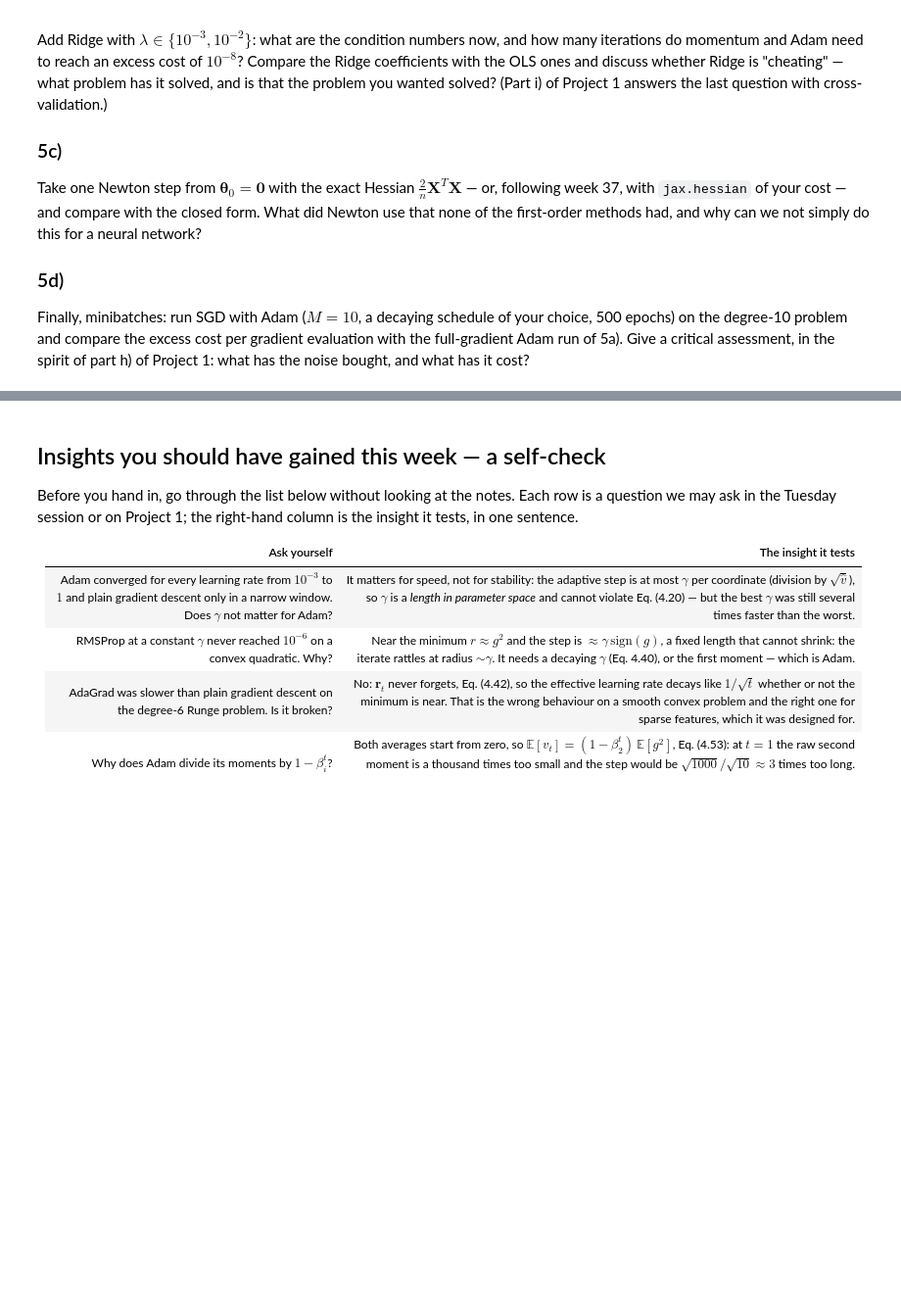
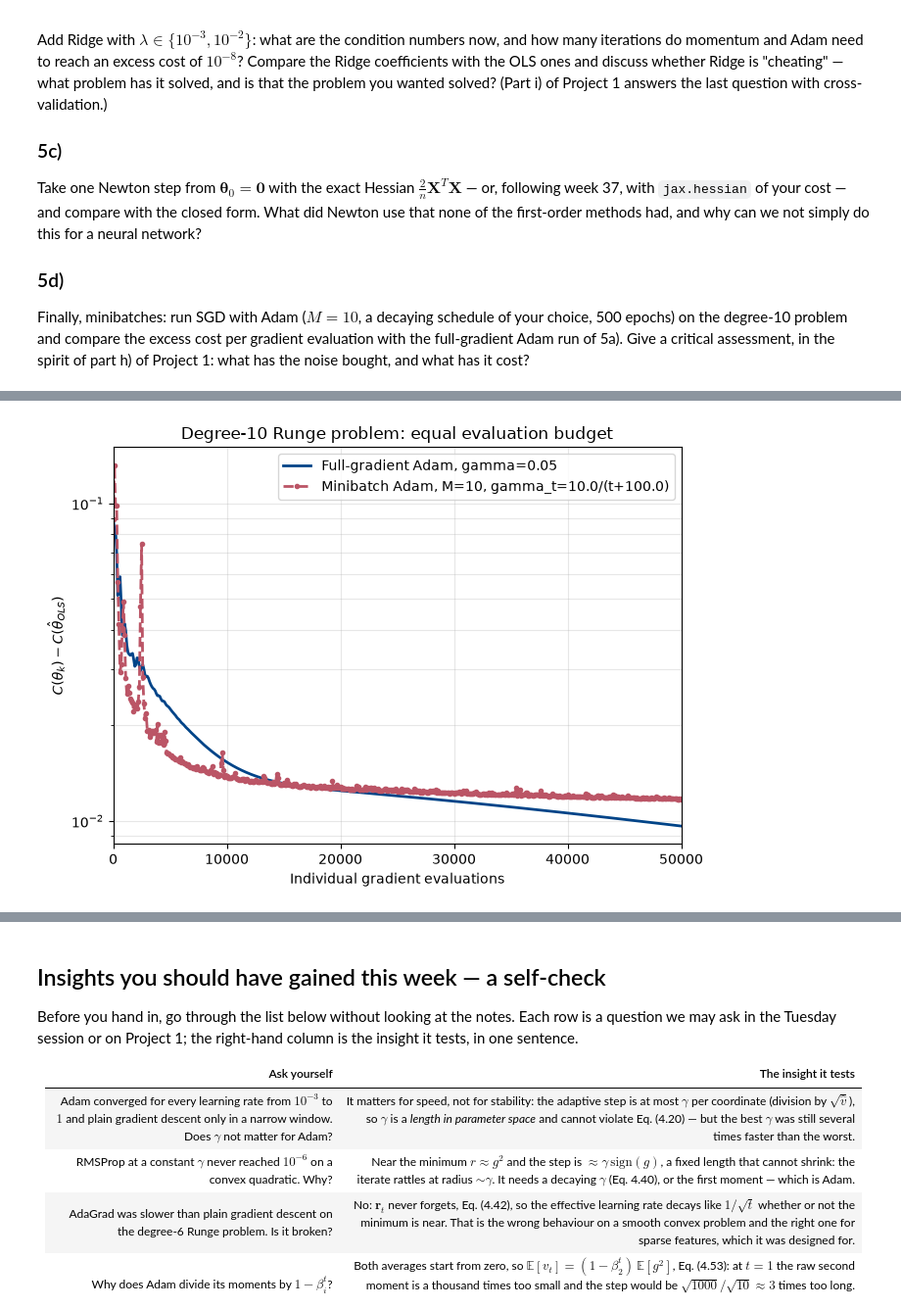
Before and after one commit to JOJ0O0O/MachineLearningUiO, a Jupyter notebook: doc/WeeklyMaterial/week38/exercisesweek38.ipynb, the cells around one changed output, grey strips where cells are left out. Shown at 98% size. Saved outputs shown, nothing was run; the diff lists cells and outputs as text; code cells hidden in the pictures; blank space fills up the shorter version.

```diff
--- a/doc/WeeklyMaterial/week38/exercisesweek38.ipynb
+++ b/doc/WeeklyMaterial/week38/exercisesweek38.ipynb
@@ -963,0 +1390,97 @@ bought, and what has it cost?
+# %%
+#task d
+def make_batches(n, batch_size, rng):
+    """Shuffle the indices and split them into minibatches (Section 4.7)."""
+    idx = rng.permutation(n)
+    return [idx[i:i + batch_size] for i in range(0, n, batch_size)]
+
+
+def step_length(t, t0, t1):
+    """The learning-rate schedule of Eq. (4.40)."""
+    return t0 / (t + t1)
+
+
+def sgd(X, y, method="plain", n_epochs=50, batch_size=5, gamma=0.1, schedule=None,
+        lam=0.0, seed=2026, theta0=None, **kw):
+    """Minibatch stochastic gradient descent, Eq. (4.34), with any optimiser of optimiser_step.
+    schedule=(t0, t1) replaces the constant gamma by Eq. (4.40).  Returns the iterate after every epoch."""
+    rng = np.random.default_rng(seed)
+    n, p = X.shape
+    theta = np.zeros(p) if theta0 is None else np.array(theta0, dtype=float)
+    state, t, history = {}, 0, [theta.copy()]
+    for epoch in range(n_epochs):
+        for batch in make_batches(n, batch_size, rng):
+            t += 1
+            g = gradient(theta, X[batch], y[batch], lam)
+            g_t = gamma if schedule is None else step_length(t, *schedule)
+            theta, state = optimiser_step(method, theta, g, state, t, g_t, **kw)
+        history.append(theta.copy())
+    return np.array(history)
+
+
+#minibatch Adam versus full-gradient Adam
+X10, y10 = runge_data(degree=10)
+n10 = len(y10)
+theta_ols = closed_form(X10, y10)
+c_ols = cost(theta_ols, X10, y10)
+
+full_path = optimise(
+    lambda theta: gradient(theta, X10, y10),
+    np.zeros(10),
+    "adam",
+    gamma=0.05,
+    num_iters=30000,
+)
+full_excess = np.array([cost(theta, X10, y10) - c_ols for theta in full_path])
+full_evaluations = np.arange(len(full_excess)) * n10
+
+batch_size = 10
+t0, t1 = 10.0, 100.0
+batch_history = sgd(
+    X10,
+    y10,
+    method="adam",
+    n_epochs=500,
+    batch_size=batch_size,
+    schedule=(t0, t1),
+)
+batch_excess = np.array([cost(theta, X10, y10) - c_ols for theta in batch_history])
+batch_evaluations = np.arange(len(batch_excess)) * n10
+
+# Compare both methods over the same 50,000 individual-gradient-evaluation budget.
+comparison_budget = batch_evaluations[-1]
+full_mask = full_evaluations <= comparison_budget
+
+fig, ax = plt.subplots(figsize=(7, 5))
+ax.semilogy(
+    full_evaluations[full_mask],
+    np.maximum(full_excess[full_mask], 1e-16),
+    color=BLUE,
+    linewidth=2,
+    label="Full-gradient Adam, gamma=0.05",
+)
+ax.semilogy(
+    batch_evaluations,
+    np.maximum(batch_excess, 1e-16),
+    color=RED,
+    linestyle="--",
+    linewidth=2,
+    marker="o",
+    markersize=3,
+    label=f"Minibatch Adam, M={batch_size}, gamma_t={t0}/(t+{t1})",
+)
+ax.set_xlim(0, comparison_budget)
+ax.set_xlabel("Individual gradient evaluations")
+ax.set_ylabel(r"$C(\theta_k)-C(\hat{\theta}_{OLS})$")
+ax.set_title("Degree-10 Runge problem: equal evaluation budget")
+ax.grid(True, which="both", alpha=0.3)
+ax.legend()
+fig.tight_layout()
+plt.show()
+
+print(f"Full-gradient Adam at 50,000 evaluations = {full_excess[full_mask][-1]:.3e}")
+print(f"Minibatch Adam after 500 epochs = {batch_excess[-1]:.3e}")
+print(f"Best full-gradient excess cost in comparison = {full_excess[full_mask].min():.3e}")
+print(f"Best minibatch excess cost = {batch_excess.min():.3e}")
+# %% [output]
+[figure, added]
```
Also changed, not shown: parts of 14 cells of this notebook, 3 other files.
